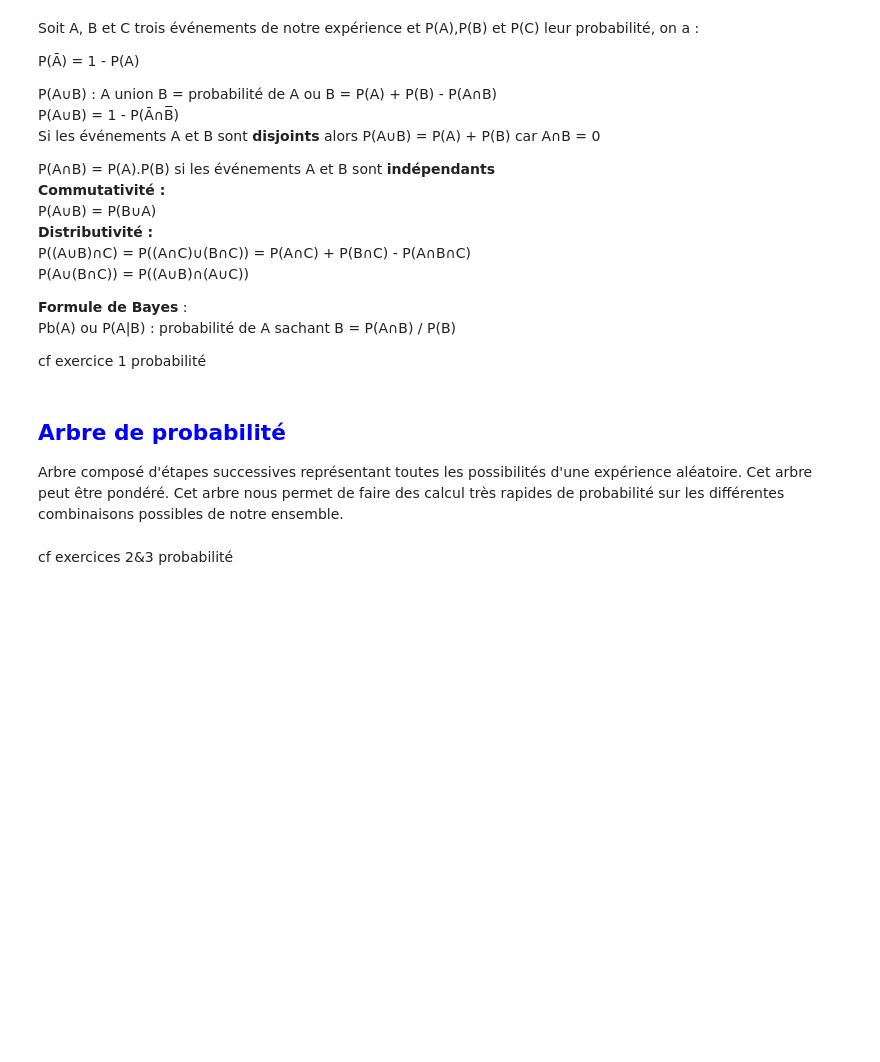
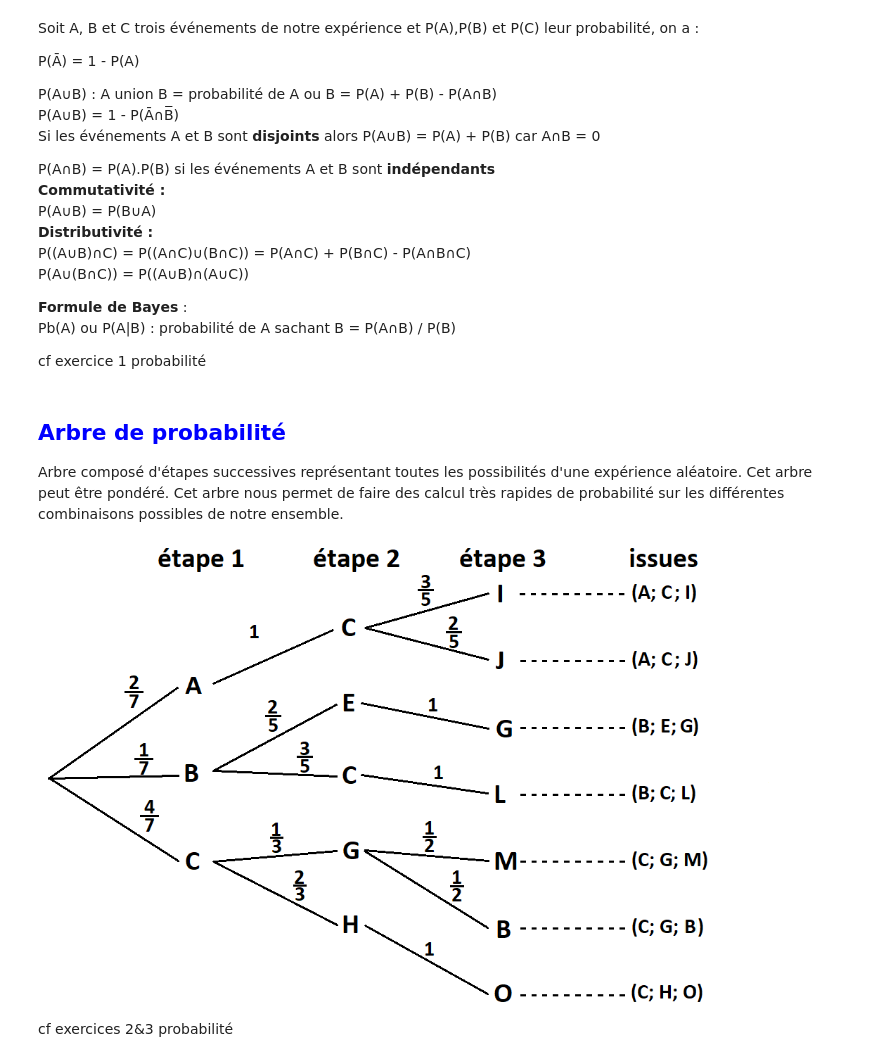
Before and after one commit to RudyBourez/math, a Jupyter notebook: Probabilités.ipynb, the cells around one changed output. Saved outputs shown, nothing was run; the diff lists cells and outputs as text; code cells hidden in the pictures; blank space fills up the shorter version.

```diff
--- a/Probabilités.ipynb
+++ b/Probabilités.ipynb
@@ -70,7 +70,9 @@ Cet arbre nous permet de faire des calcul très rapides de probabilité sur les
 # %%
 from PIL import Image
 img = Image.open("Assets/Arbre_des_possibles_pondéré.png")
-img.show()
+img
+# %% [output]
+[figure, added]
 # %% [markdown]
 cf exercices 2&3 probabilité
 # %% [markdown]
```
Also changed, not shown: parts of 1 cell of this notebook, 5 other files.
